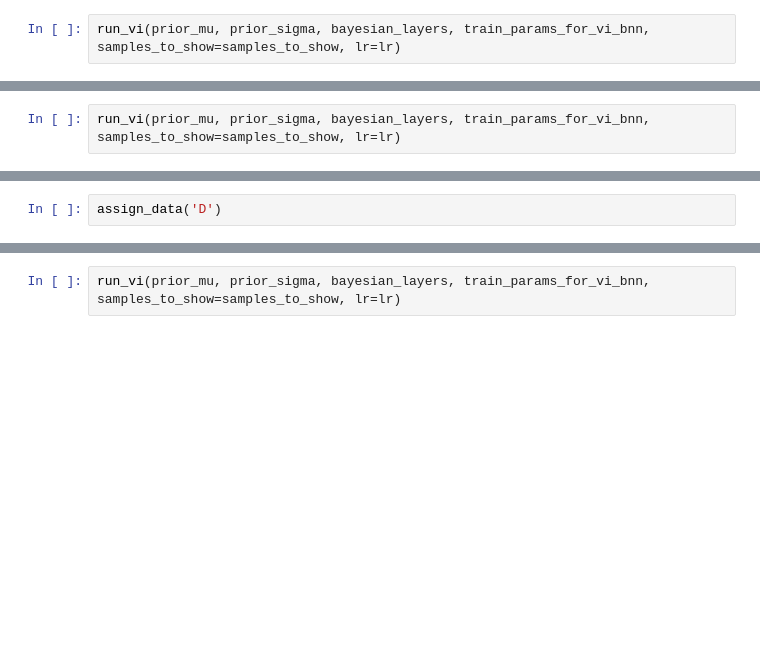
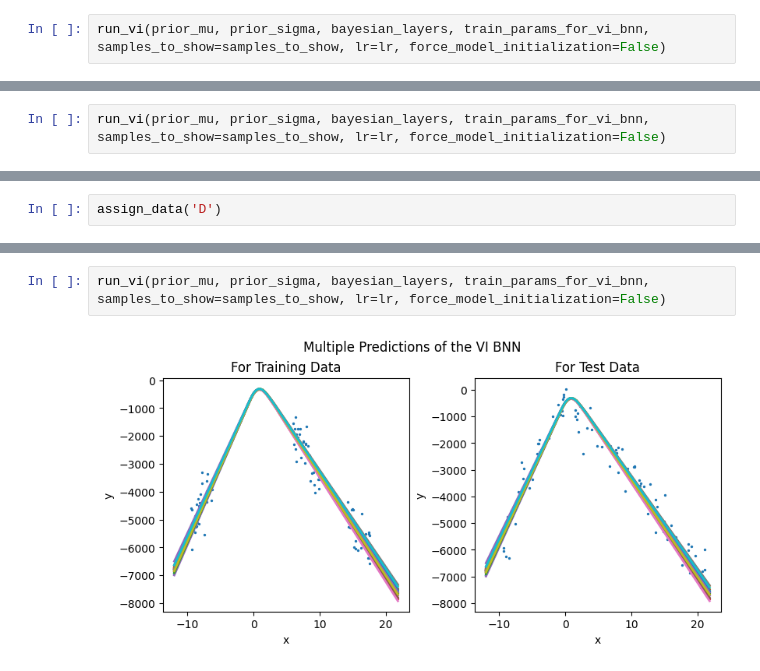
Before and after one commit to pranigopu/mastersProject, a Jupyter notebook: code/data_collection.ipynb, the cells around one changed output, grey strips where cells are left out. Cells and saved outputs as stored; diff of their text form; blank space fills up the shorter version.

```diff
--- a/code/data_collection.ipynb
+++ b/code/data_collection.ipynb
@@ -133,7 +133,7 @@ np.save(f'storage/hmc_samples--problem_{cur_problem_id}', np.array(samples), all
 # %% [output]
 [figure]
 # %%
-run_vi(prior_mu, prior_sigma, bayesian_layers, train_params_for_vi_bnn, samples_to_show=samples_to_show, lr=lr)
+run_vi(prior_mu, prior_sigma, bayesian_layers, train_params_for_vi_bnn, samples_to_show=samples_to_show, lr=lr, force_model_initialization=False)
 # %% [output]
 [figure]
 # %% [markdown]
@@ -147,7 +147,7 @@ np.save(f'storage/hmc_samples--problem_{cur_problem_id}', np.array(samples), all
 # %% [output]
 [figure]
 # %%
-run_vi(prior_mu, prior_sigma, bayesian_layers, train_params_for_vi_bnn, samples_to_show=samples_to_show, lr=lr)
+run_vi(prior_mu, prior_sigma, bayesian_layers, train_params_for_vi_bnn, samples_to_show=samples_to_show, lr=lr, force_model_initialization=False)
 # %% [output]
 [figure]
 # %% [markdown]
@@ -175,2 +177,4 @@ np.save(f'storage/hmc_samples--problem_{cur_problem_id}', np.array(samples), all
 # %%
-run_vi(prior_mu, prior_sigma, bayesian_layers, train_params_for_vi_bnn, samples_to_show=samples_to_show, lr=lr)
+run_vi(prior_mu, prior_sigma, bayesian_layers, train_params_for_vi_bnn, samples_to_show=samples_to_show, lr=lr, force_model_initialization=False)
+# %% [output]
+[figure, added]
```
Also changed, not shown: parts of 4 cells of this notebook.
